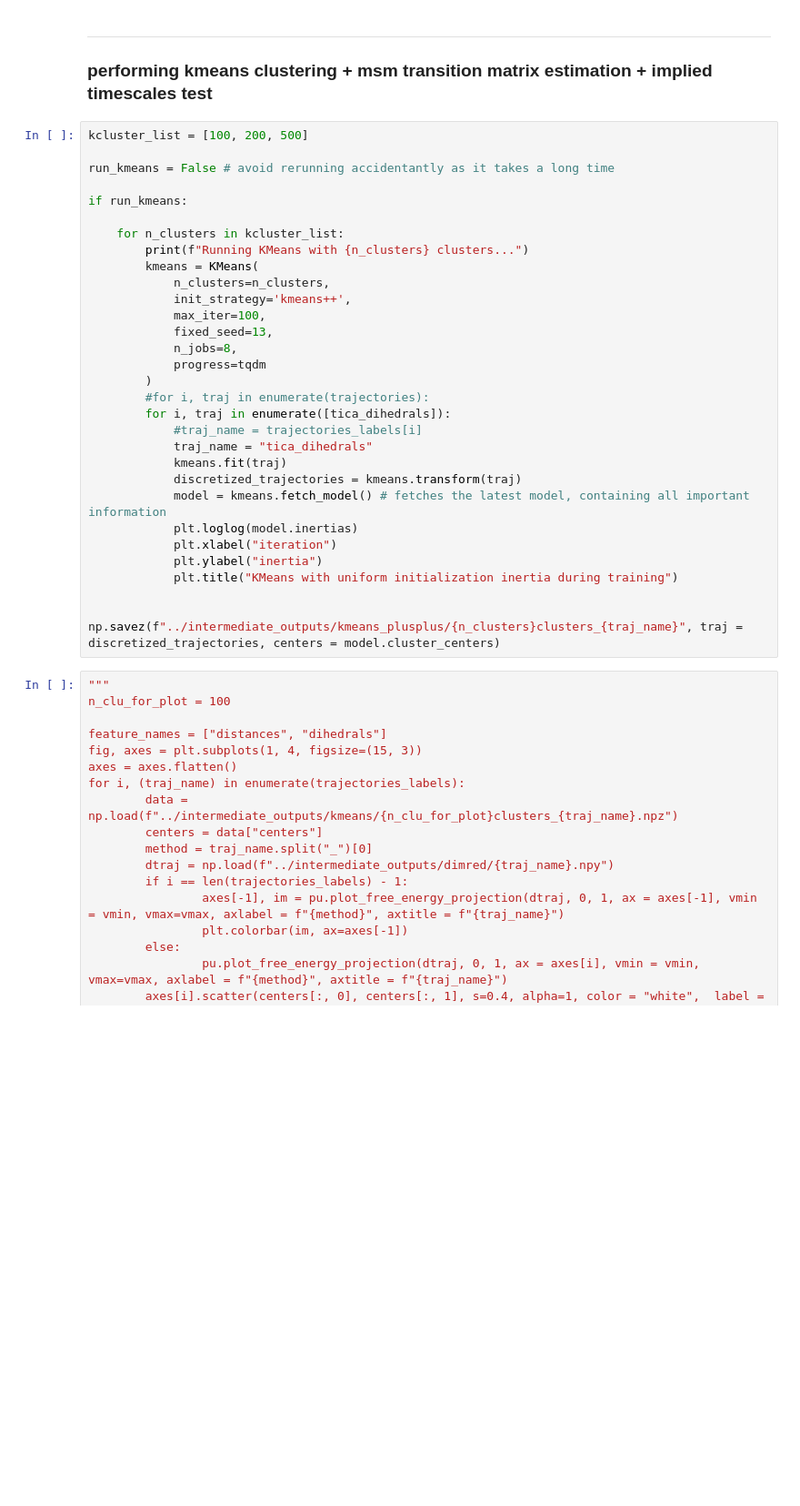
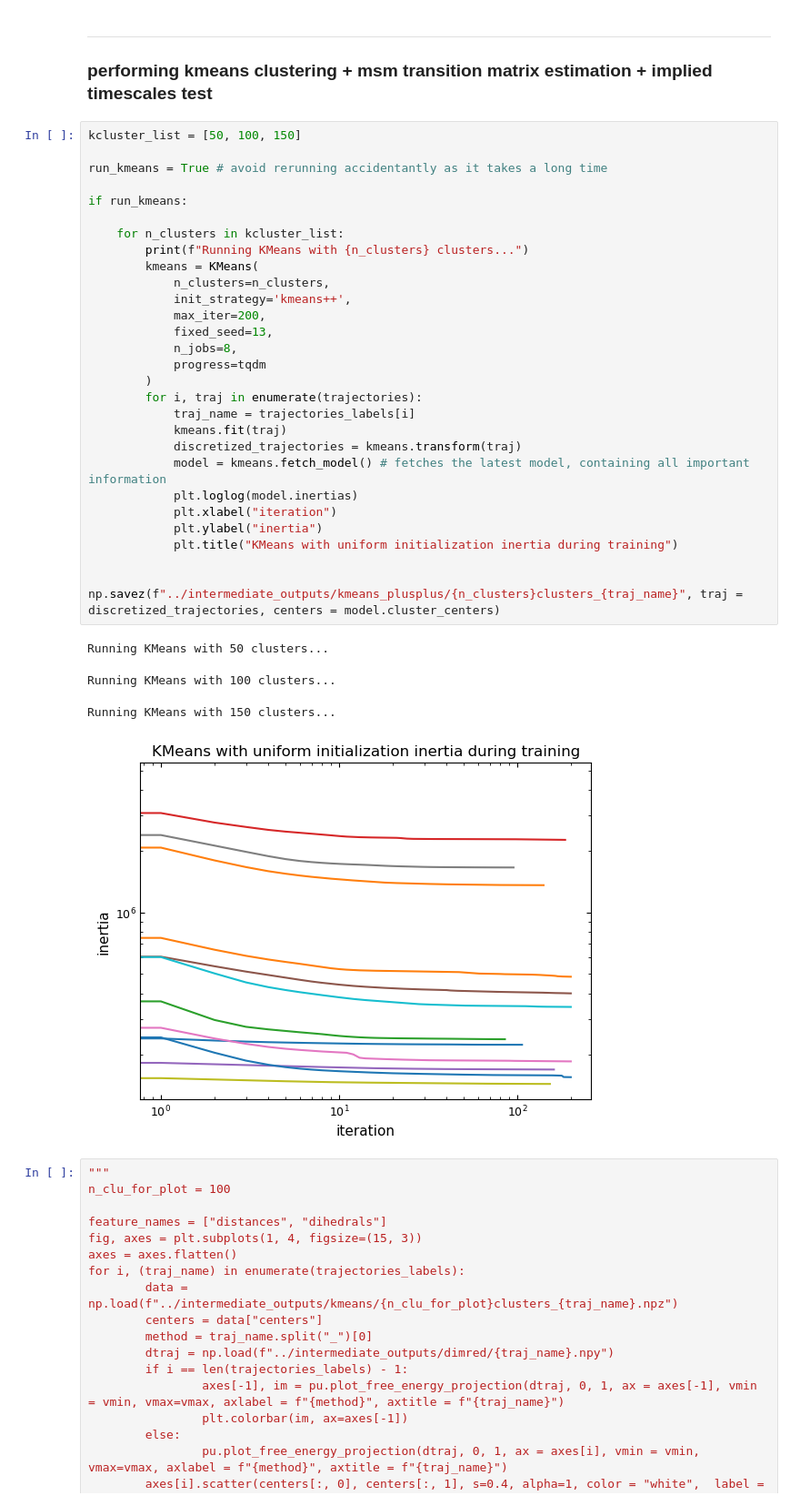
Before and after one commit to miriamzara/MSM, a Jupyter notebook: root/notebooks/step_3_msm_construction.ipynb, the cells around one changed output. Shown at 91% size. Saved outputs shown, nothing was run; the diff lists cells and outputs as text; blank space fills up the shorter version.

```diff
--- a/root/notebooks/step_3_msm_construction.ipynb
+++ b/root/notebooks/step_3_msm_construction.ipynb
@@ -506,35 +351,38 @@ plt.show()
 ---
 ### performing kmeans clustering + msm transition matrix estimation + implied timescales test
 # %%
-kcluster_list = [100, 200, 500]
+kcluster_list = [50, 100, 150]
 
-run_kmeans = False # avoid rerunning accidentantly as it takes a long time
+run_kmeans = True # avoid rerunning accidentantly as it takes a long time
 
 if run_kmeans:
 
     for n_clusters in kcluster_list:
         print(f"Running KMeans with {n_clusters} clusters...")
         kmeans = KMeans(
             n_clusters=n_clusters,
             init_strategy='kmeans++',
-            max_iter=100,
+            max_iter=200,
             fixed_seed=13,
             n_jobs=8,
             progress=tqdm
         )
-        #for i, traj in enumerate(trajectories):
-        for i, traj in enumerate([tica_dihedrals]):
-            #traj_name = trajectories_labels[i]
-            traj_name = "tica_dihedrals"
+        for i, traj in enumerate(trajectories):
+            traj_name = trajectories_labels[i]
             kmeans.fit(traj)
             discretized_trajectories = kmeans.transform(traj)
             model = kmeans.fetch_model() # fetches the latest model, containing all important information
             plt.loglog(model.inertias)
             plt.xlabel("iteration")
             plt.ylabel("inertia")
             plt.title("KMeans with uniform initialization inertia during training")
 
             np.savez(f"../intermediate_outputs/kmeans_plusplus/{n_clusters}clusters_{traj_name}", traj = discretized_trajectories, centers = model.cluster_centers)
+# %% [output]
+Running KMeans with 50 clusters...
+Running KMeans with 100 clusters...
+Running KMeans with 150 clusters...
+[figure, added]
 # %%
 """
 n_clu_for_plot = 100
```
Also changed, not shown: parts of 12 cells of this notebook, 16 other files.
